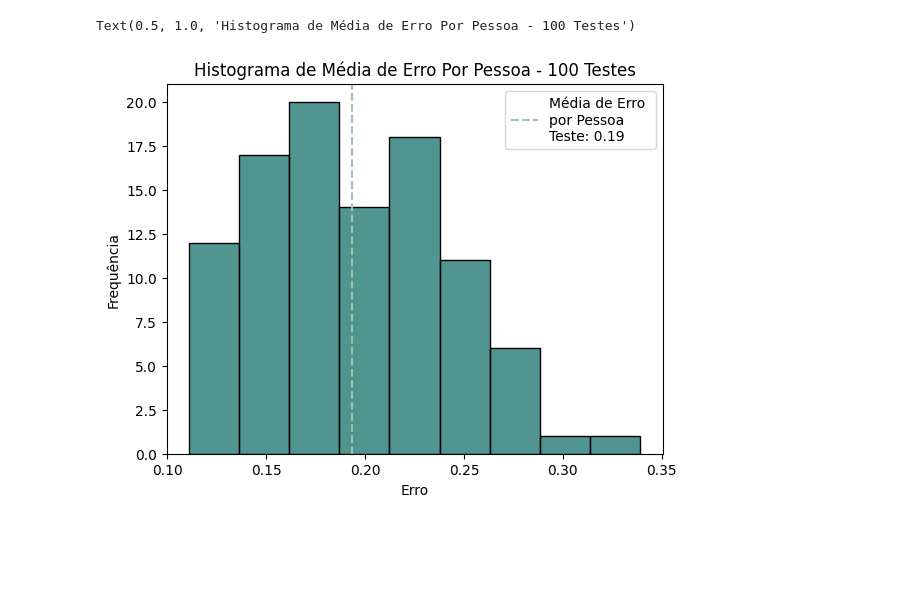
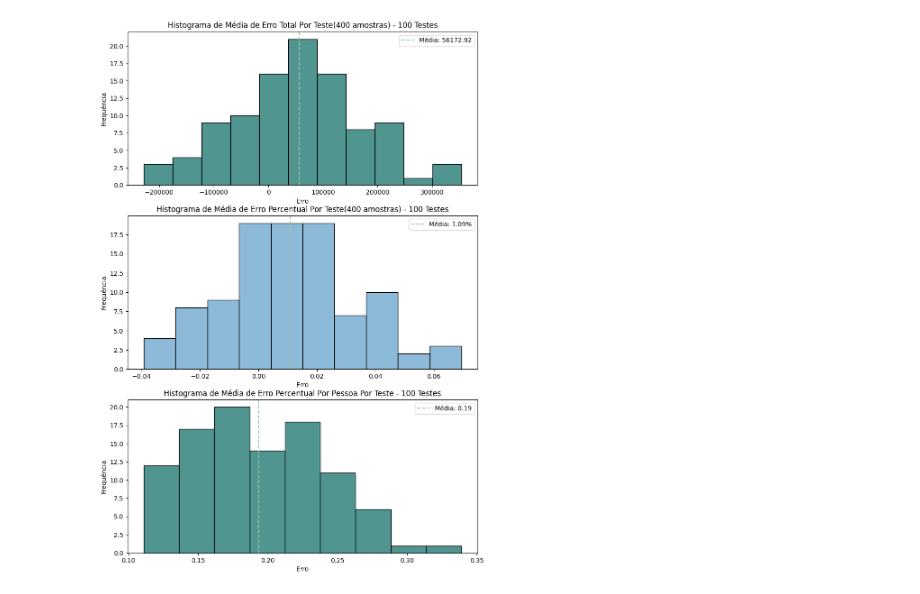
Before and after one commit to JpABrasil/predicao-sinistros, a Jupyter notebook: notebooks/notebook.ipynb, the cells around one changed output. Cells and saved outputs as stored; diff of their text form; code cells hidden in the pictures; blank space fills up the shorter version.

Commit message:
XGBoost Tunado pra Caralho

```diff
--- a/notebooks/notebook.ipynb
+++ b/notebooks/notebook.ipynb
@@ -13,23 +68,22 @@ df['region'] = df['region'].apply(lambda x: 0 if x == 'southwest' else 1 if x ==
 # %%
-#Conjunto de testes para diferentes conjuntos de treino
-X = df.drop(columns=['charges']) #Selecionando Dados de Input
-y = df['charges'] #Selecionando Target
-erros = [] #Lista para armazenar os erros de cada teste
-#Função para calcular o erro percentual médio
-def erro_percentual_medio_teste(Y_true, Y_pred):
-    erro = 0
-    for i in range(len(Y_true)):
-        erro += (Y_pred[i]- Y_true.values[i][0])/Y_true.values[i][0]
-    return erro/len(Y_true)
-#Realizando 100 testes
+#XGBoost Padrão
+erros_percentuais_medios_por_pessoa = [] #Lista para armazenar os erros de cada teste
+diferencas_grupo = []
+diferencas_percentuais_grupo = []
 for i in range(100):
     #Separando os dados de treino(70%) e teste(30%) aleatoriamente a cada iteração
     X_train,X_test,Y_train,Y_true = train_test_split(df[['age','sex','bmi','children','smoker','region']],df[['charges']],test_size=0.3,random_state=i)
     #Criando Modelo
     model = xgb.XGBRegressor(max_depth=6, #Profundidade Máxima da Árvore (Número de Nós)
                              learning_rate=0.1, #Taxa de aprendizado
                              n_estimators=100 #Número de árvores
                              )
     model.fit(X_train,Y_train) #Treinando o Modelo
     Y_pred = model.predict(X_test) #Realizando Previsões
-    erros.append(erro_percentual_medio_teste(Y_true,Y_pred)) #Adicionando Métrica de Erro ao vetor de erros
+    erros_percentuais_medios_por_pessoa.append(erro_percentual_medio_pessoa(Y_true,Y_pred)) #Adicionando Métrica de Erro ao vetor de erros
+    diferencas_grupo.append(diferenca_grupo(Y_true,Y_pred)) #Adicionando Métrica de Perda ao vetor de perdas
+    diferencas_percentuais_grupo.append(diferenca_percentual_grupo(Y_true,Y_pred)) #Adicionando Métrica de
+#Gerar Histograma dos Erros
+grafico(erros_percentuais_medios_por_pessoa,diferencas_grupo,diferencas_percentuais_grupo)
+# %% [output]
+[figure, added]
@@ -39,15 +89,0 @@ model.save_model('model.json')
-# %%
-#Histograma de Erros em cada Teste
-import seaborn as sns
-import matplotlib.pyplot as plt
-erros = np.array(erros)
-sns.histplot(erros,color='#17726d')
-tamanho_teste = len(df['charges'])*0.3
-plt.axvline(np.mean(erros),color='#a0c2a9',label=f'Média de Erro \npor Pessoa \nTeste: {(np.mean(erros)).round(2)}',linestyle='--')
-plt.legend(loc='upper right')
-plt.xlabel('Erro')
-plt.ylabel('Frequência')
-plt.title('Histograma de Média de Erro Por Pessoa - 100 Testes')
-# %% [output]
-Text(0.5, 1.0, 'Histograma de Média de Erro Por Pessoa - 100 Testes')
-[figure, removed]
```
Also changed, not shown: parts of 6 cells of this notebook.
